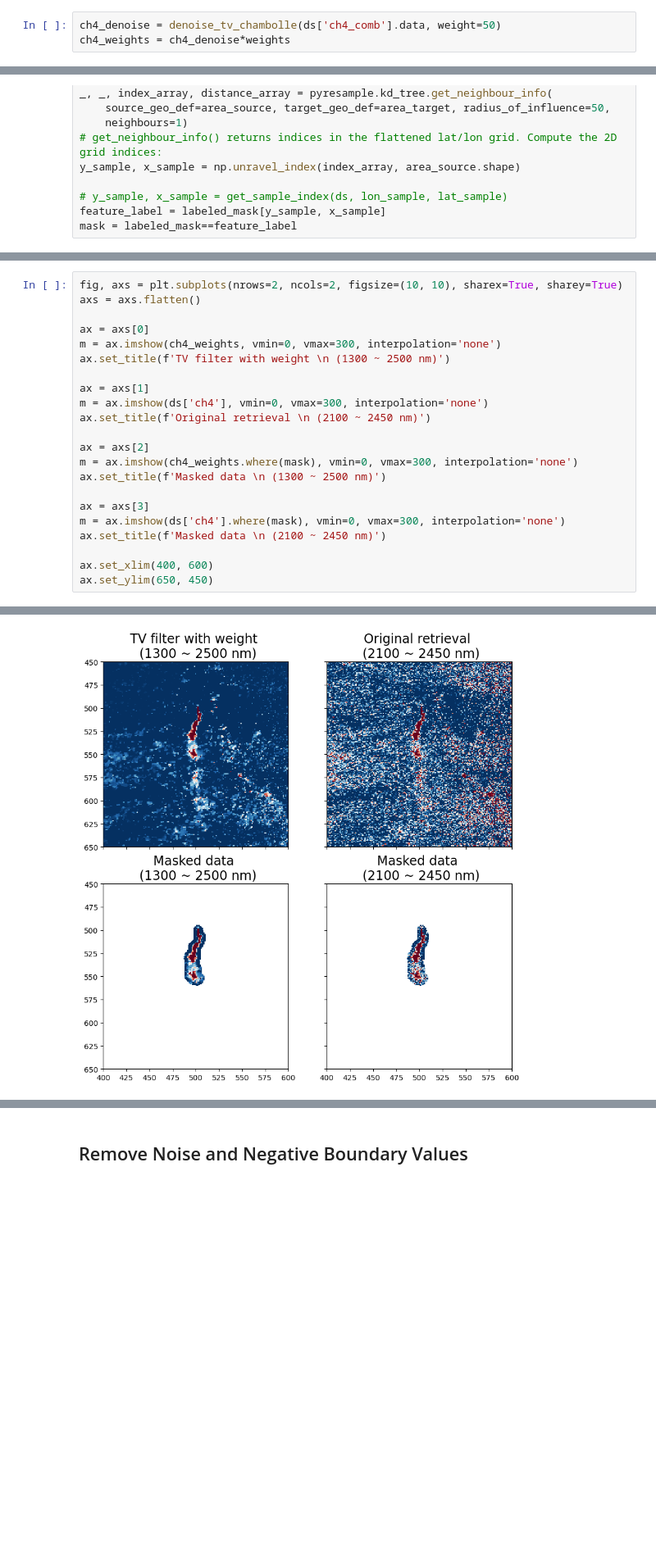
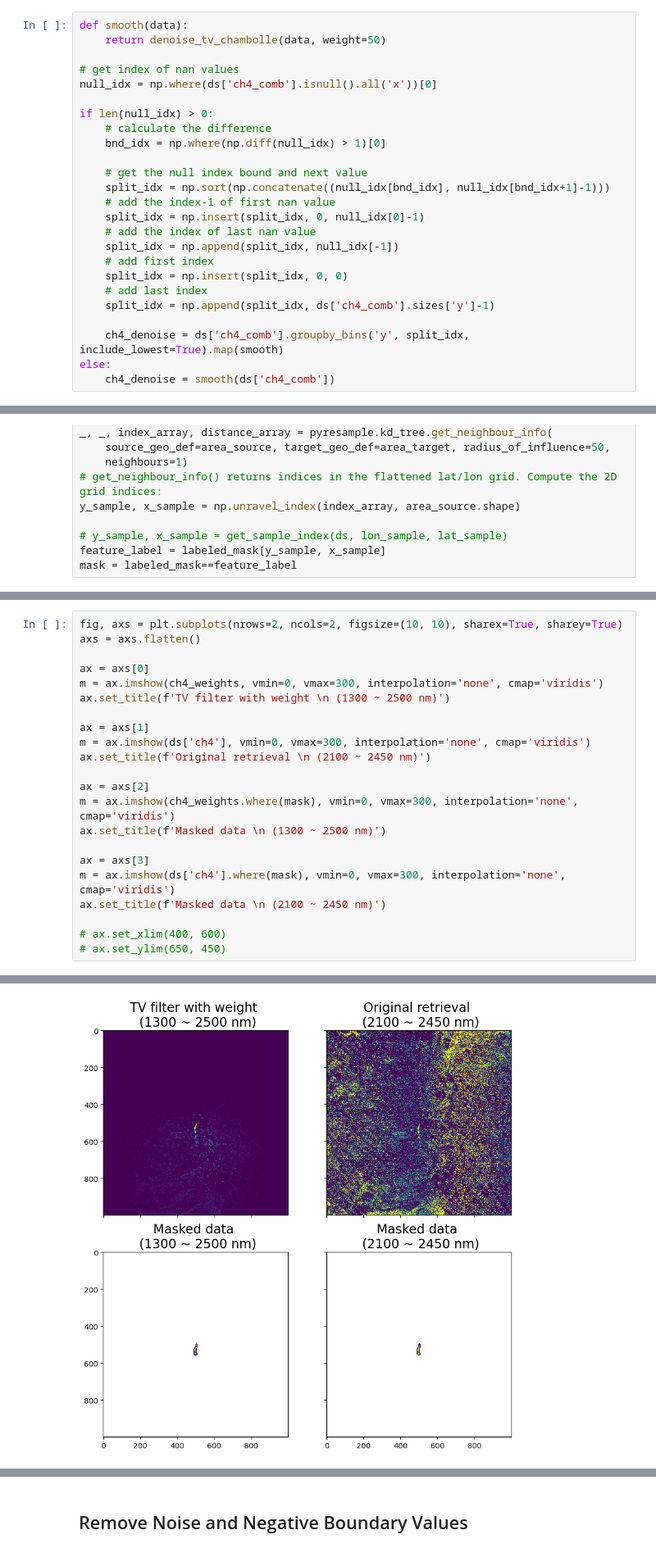
Before and after one commit to SRON-ESG/HyperGas, a Jupyter notebook: notebooks/plumemask.ipynb, the cells around one changed output, grey strips where cells are left out. Shown at 82% size. Cells and saved outputs as stored; diff of their text form; blank space fills up the shorter version.

```diff
--- a/notebooks/plumemask.ipynb
+++ b/notebooks/plumemask.ipynb
@@ -122,6 +104,28 @@ weights.plot.imshow(origin='upper')
 [figure]
 # %% [markdown]
 ## Denoise and Apply the Wind Weights
-# %%
-ch4_denoise = denoise_tv_chambolle(ds['ch4_comb'].data, weight=50)
-ch4_weights = ch4_denoise*weights
+# %%
+def smooth(data):
+    return denoise_tv_chambolle(data, weight=50)
+
+# get index of nan values
+null_idx = np.where(ds['ch4_comb'].isnull().all('x'))[0]
+
+if len(null_idx) > 0:
+    # calculate the difference
+    bnd_idx = np.where(np.diff(null_idx) > 1)[0]
+
+    # get the null index bound and next value
+    split_idx = np.sort(np.concatenate((null_idx[bnd_idx], null_idx[bnd_idx+1]-1)))
+    # add the index-1 of first nan value
+    split_idx = np.insert(split_idx, 0, null_idx[0]-1)
+    # add the index of last nan value
+    split_idx = np.append(split_idx, null_idx[-1])
+    # add first index
+    split_idx = np.insert(split_idx, 0, 0)
+    # add last index
+    split_idx = np.append(split_idx, ds['ch4_comb'].sizes['y']-1)
+
+    ch4_denoise = ds['ch4_comb'].groupby_bins('y', split_idx, include_lowest=True).map(smooth)
+else:
+    ch4_denoise = smooth(ds['ch4_comb'])
@@ -238,21 +248,21 @@ fig, axs = plt.subplots(nrows=2, ncols=2, figsize=(10, 10), sharex=True, sharey=
 axs = axs.flatten()
 
 ax = axs[0]
-m = ax.imshow(ch4_weights, vmin=0, vmax=300, interpolation='none')
+m = ax.imshow(ch4_weights, vmin=0, vmax=300, interpolation='none', cmap='viridis')
 ax.set_title(f'TV filter with weight \n (1300 ~ 2500 nm)')
 
 ax = axs[1]
-m = ax.imshow(ds['ch4'], vmin=0, vmax=300, interpolation='none')
+m = ax.imshow(ds['ch4'], vmin=0, vmax=300, interpolation='none', cmap='viridis')
 ax.set_title(f'Original retrieval \n (2100 ~ 2450 nm)')
 
 ax = axs[2]
-m = ax.imshow(ch4_weights.where(mask), vmin=0, vmax=300, interpolation='none')
+m = ax.imshow(ch4_weights.where(mask), vmin=0, vmax=300, interpolation='none', cmap='viridis')
 ax.set_title(f'Masked data \n (1300 ~ 2500 nm)')
 
 ax = axs[3]
-m = ax.imshow(ds['ch4'].where(mask), vmin=0, vmax=300, interpolation='none')
+m = ax.imshow(ds['ch4'].where(mask), vmin=0, vmax=300, interpolation='none', cmap='viridis')
 ax.set_title(f'Masked data \n (2100 ~ 2450 nm)')
 
-ax.set_xlim(400, 600)
-ax.set_ylim(650, 450)
+# ax.set_xlim(400, 600)
+# ax.set_ylim(650, 450)
 # %% [output]
@@ -260 +270 @@ ax.set_ylim(650, 450)
-[figure, old version]
+[figure, new version]
```
Also changed, not shown: parts of 6 cells of this notebook.
